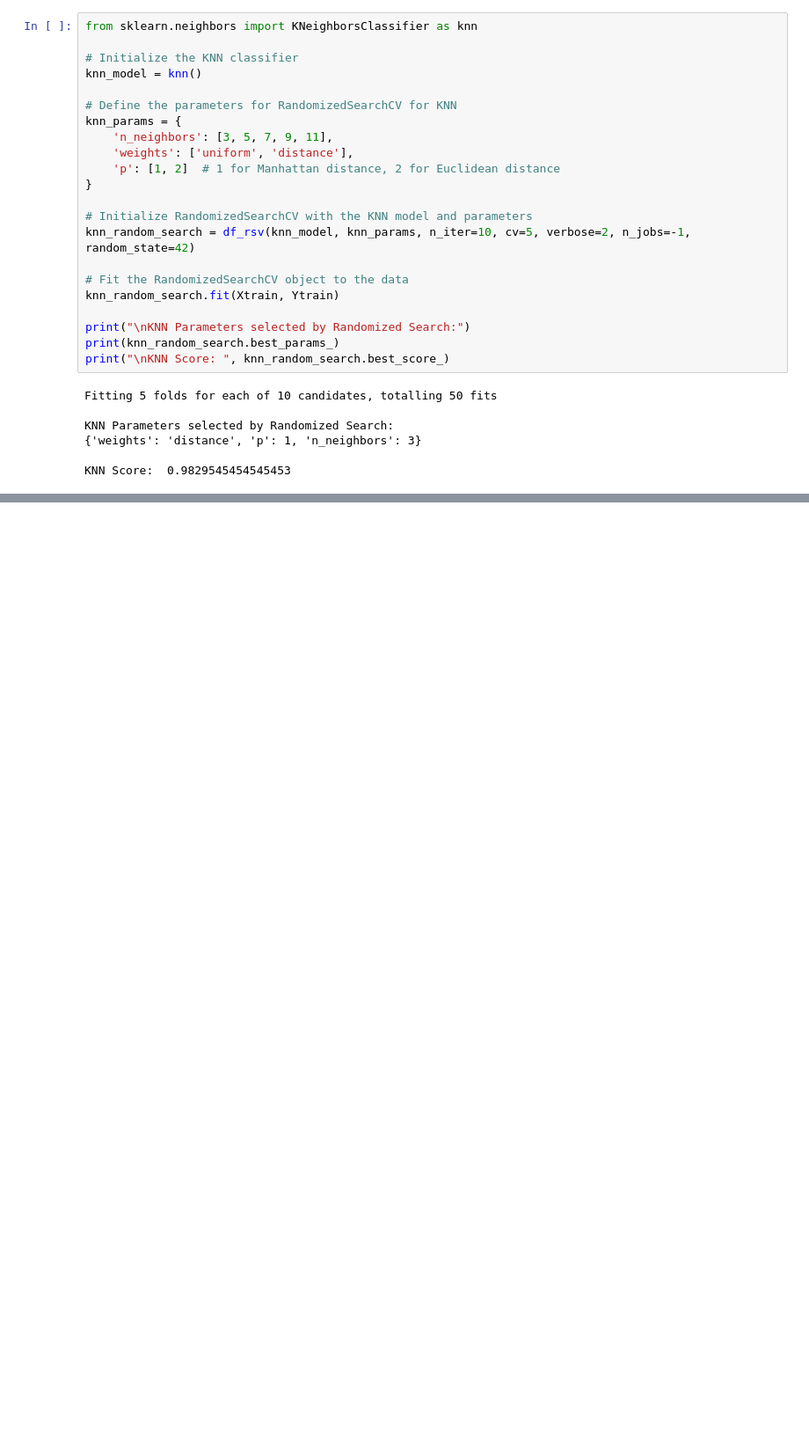
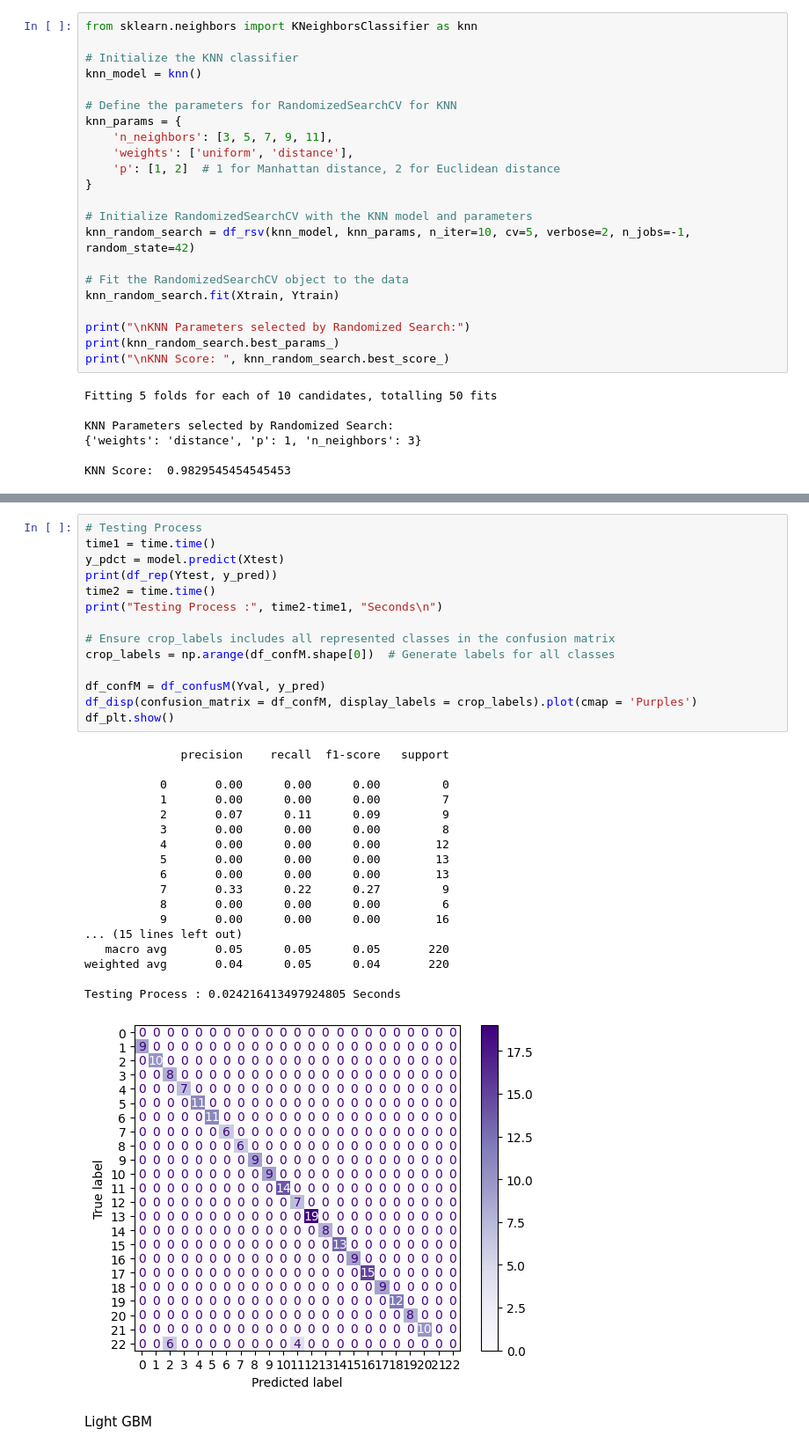
Before and after one commit to siyaboban/Crop-recommendation, a Jupyter notebook: Crop__recommendation_code_Final.ipynb, the cells around one changed output, grey strips where cells are left out. Shown at 88% size. Saved outputs shown, nothing was run; the diff lists cells and outputs as text; blank space fills up the shorter version.

```diff
--- a/Crop__recommendation_code_Final.ipynb
+++ b/Crop__recommendation_code_Final.ipynb
@@ -652,0 +764,35 @@ Testing Process : 0.01665019989013672 Seconds
+# %%
+# Testing Process
+time1 = time.time()
+y_pdct = model.predict(Xtest)
+print(df_rep(Ytest, y_pred))
+time2 = time.time()
+print("Testing Process :", time2-time1, "Seconds\n")
+
+# Ensure crop_labels includes all represented classes in the confusion matrix
+crop_labels = np.arange(df_confM.shape[0])  # Generate labels for all classes
+
+df_confM = df_confusM(Yval, y_pred)
+df_disp(confusion_matrix = df_confM, display_labels = crop_labels).plot(cmap = 'Purples')
+df_plt.show()
+# %% [output]
+              precision    recall  f1-score   support
+
+           0       0.00      0.00      0.00         0
+           1       0.00      0.00      0.00         7
+           2       0.07      0.11      0.09         9
+           3       0.00      0.00      0.00         8
+           4       0.00      0.00      0.00        12
+           5       0.00      0.00      0.00        13
+           6       0.00      0.00      0.00        13
+           7       0.33      0.22      0.27         9
+           8       0.00      0.00      0.00         6
+           9       0.00      0.00      0.00        16
+... (15 lines left out)
+   macro avg       0.05      0.05      0.05       220
+weighted avg       0.04      0.05      0.04       220
+
+Testing Process : 0.024216413497924805 Seconds
+[figure, added]
+# %% [markdown]
+Light GBM
```
Also changed, not shown: parts of 28 cells of this notebook.
